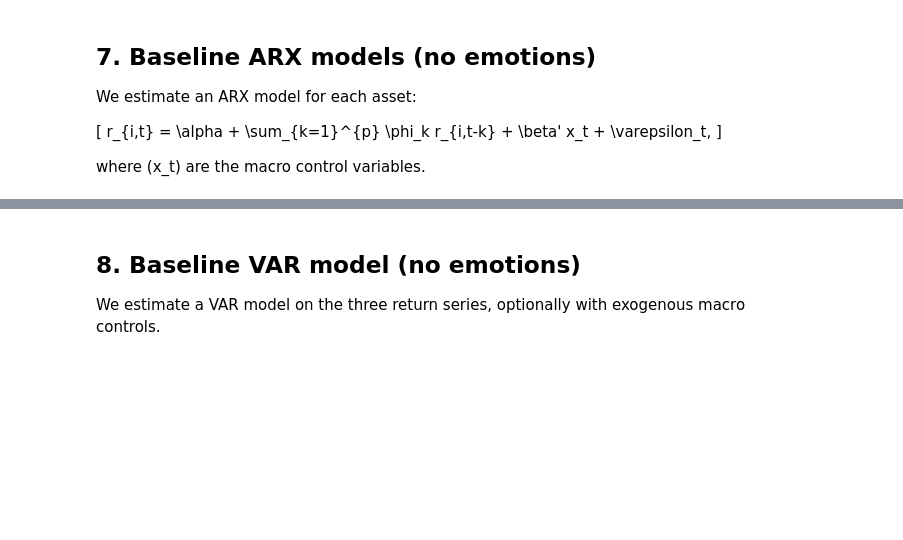
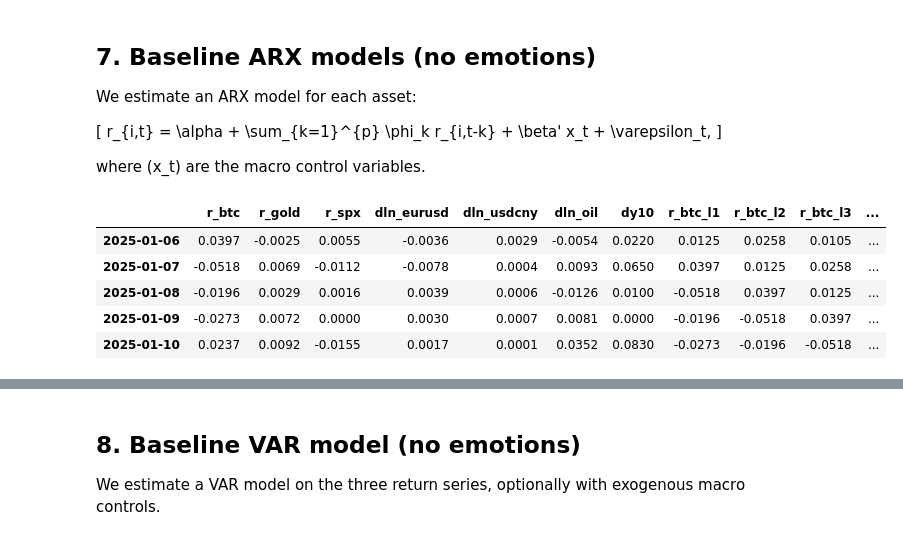
Before and after one commit to isom-ds/youtube-emotion-financial-modelling, a Jupyter notebook: 500_financial_baseline.ipynb, the cells around one changed output, grey strips where cells are left out. Saved outputs shown, nothing was run; the diff lists cells and outputs as text; code cells hidden in the pictures; blank space fills up the shorter version.

Commit message:
Set analysis window to Jan–May 2025 and add ARX/VAR lag comparison cells (p=1–3) with forward-fill tracking

```diff
--- a/500_financial_baseline.ipynb
+++ b/500_financial_baseline.ipynb
@@ -15,7 +15,6 @@ It:
 
 > **Note:** You may need to adjust file paths and column names to match your actual data.
 # %%
-
 import pandas as pd
 import numpy as np
 
@@ -32,9 +31,13 @@ plt.rcParams["figure.figsize"] = (10, 4)
 DATA_DIR = "./data/"
 OUTPUT_DIR = "./data/"
 
-RAW_FINANCIAL_FILE = DATA_DIR + "financial_raw.json"  # change to your actual file
+RAW_FINANCIAL_FILE = DATA_DIR + "market_data.json"
 FINANCIAL_PANEL_FILE = OUTPUT_DIR + "financial_returns_and_controls.parquet"
 FINANCIAL_PANEL_CSV = OUTPUT_DIR + "financial_returns_and_controls.csv"
+
+# Analysis window
+START_DATE = "2025-01-01"
+END_DATE = "2025-05-31"
 # %% [markdown]
 
 ## 1. Load raw financial data
@@ -136,7 +185,6 @@ print(df.head())
 
 We keep the native trading-day calendar (no synthetic weekend/holiday rows). Prices are forward-filled within existing rows only, and a flag marks rows that needed filling.
 # %%
-
 # Create a continuous business-day index over the sample
 full_index = pd.date_range(df.index.min(), df.index.max(), freq="B")
 df = df.reindex(full_index)
@@ -145,10 +193,13 @@ df = df.reindex(full_index)
 price_cols = [c for c in df.columns if c.startswith(("close_", "open_", "high_", "low_"))]
 volume_cols = [c for c in df.columns if c.startswith("vol_")]
 
+# Track rows where prices were missing prior to forward-fill
+missing_price_rows = df[price_cols].isna().any(axis=1)
+
 # Forward-fill prices, leave volumes as-is
 df[price_cols] = df[price_cols].ffill()
 
-# Optional: create flags indicating forward-filled rows
-df["ffill_flag"] = df[price_cols].isna().any(axis=1)
+# Flag rows that relied on forward-filled prices
+df["ffill_flag"] = missing_price_rows
 
 print(df.head())
@@ -182,4 +251,7 @@ returns["dy10"] = df["close_ust10y"].diff()
 # Drop initial NaNs from differencing
 returns = returns.dropna()
 
+# Restrict to analysis window
+returns = returns.loc[START_DATE:END_DATE]
+
 returns.head()
@@ -242,23 +359,30 @@ We estimate an ARX model for each asset:
 
 where \(x_t\) are the macro control variables.
 # %%
+# Prepare a working copy
+# Build lags up to max_p to allow testing alternative AR orders
+max_p = 3
+p = 1  # baseline order used below
 
-# Prepare a working copy
 data = returns.copy()
-
-# Choose AR order p
-p = 1
 
 # Create lags for each asset
 for asset in ["r_btc", "r_gold", "r_spx"]:
-    for lag in range(1, p + 1):
+    for lag in range(1, max_p + 1):
         data[f"{asset}_l{lag}"] = data[asset].shift(lag)
 
 # Control variable names
 control_cols = ["dln_eurusd", "dln_usdcny", "dln_oil", "dy10"]
 
 data_arx = data.dropna()
 data_arx.head()
+# %% [output]
+|  | r_btc | r_gold | r_spx | dln_eurusd | dln_usdcny | dln_oil | dy10 | r_btc_l1 | r_btc_l2 | r_btc_l3 | ... |
+| 2025-01-06 | 0.0397 | -0.0025 | 0.0055 | -0.0036 | 0.0029 | -0.0054 | 0.0220 | 0.0125 | 0.0258 | 0.0105 | ... |
+| 2025-01-07 | -0.0518 | 0.0069 | -0.0112 | -0.0078 | 0.0004 | 0.0093 | 0.0650 | 0.0397 | 0.0125 | 0.0258 | ... |
+| 2025-01-08 | -0.0196 | 0.0029 | 0.0016 | 0.0039 | 0.0006 | -0.0126 | 0.0100 | -0.0518 | 0.0397 | 0.0125 | ... |
+| 2025-01-09 | -0.0273 | 0.0072 | 0.0000 | 0.0030 | 0.0007 | 0.0081 | 0.0000 | -0.0196 | -0.0518 | 0.0397 | ... |
+| 2025-01-10 | 0.0237 | 0.0092 | -0.0155 | 0.0017 | 0.0001 | 0.0352 | 0.0830 | -0.0273 | -0.0196 | -0.0518 | ... |
 # %%
 
 def fit_arx(data, asset, p=1, control_cols=None):
```
Also changed, not shown: parts of 17 cells of this notebook.
